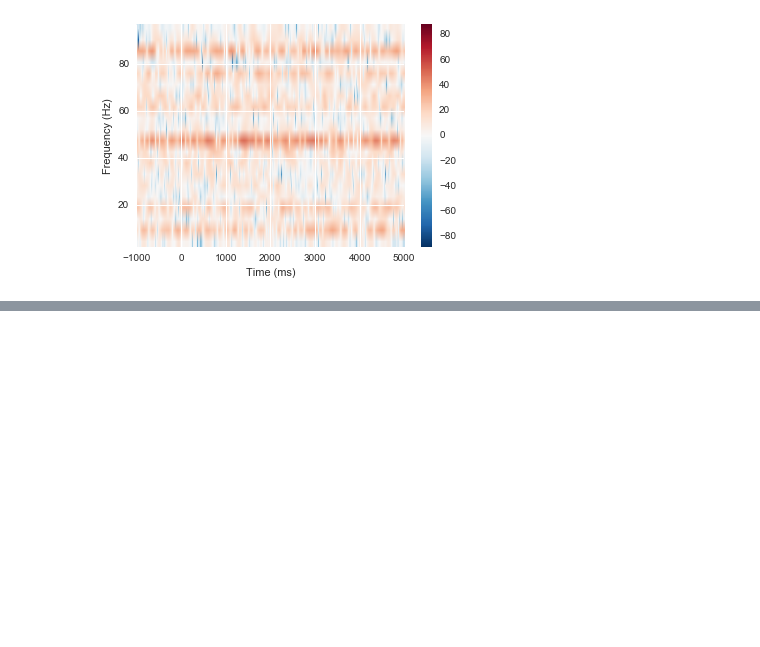
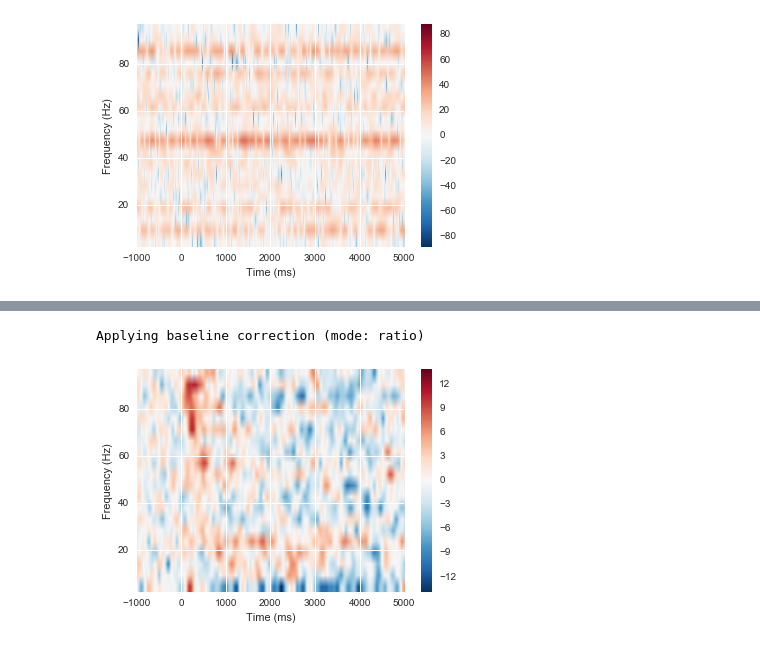
Before and after one commit to pearsonlab/ecogtools, a Jupyter notebook: ecogtools demo.ipynb, the cells around one changed output, grey strips where cells are left out. Drawn from its saved outputs; the diff is of its cells as text; code cells hidden in the pictures; blank space fills up the shorter version.

```diff
--- a/ecogtools demo.ipynb
+++ b/ecogtools demo.ipynb
@@ -100,0 +160,5 @@ Applying baseline correction (mode: ratio)
+# %%
+freqs = np.arange(2, 100, 5)
+n_cycles = freqs/2.
+# %%
+power1, itc1 = data.compute_power('mental/quest_start', freqs, n_cycles)
@@ -100,0 +171,5 @@ Applying baseline correction (mode: ratio)
+# %%
+power1.plot([0], baseline=(-1., 0), mode="ratio", dB=True);
+# %% [output]
+Applying baseline correction (mode: ratio)
+[figure, added]
```
Also changed, not shown: parts of 28 cells of this notebook, 1 other file.
